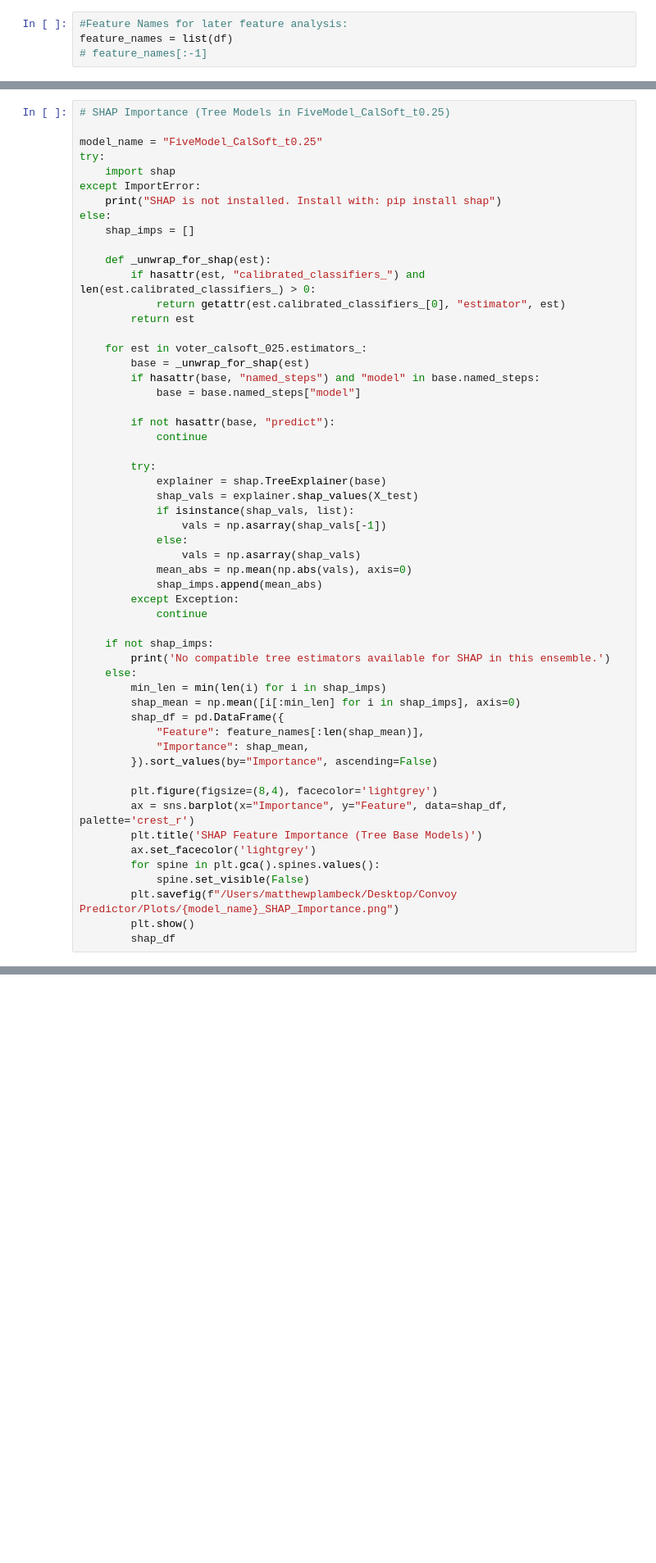
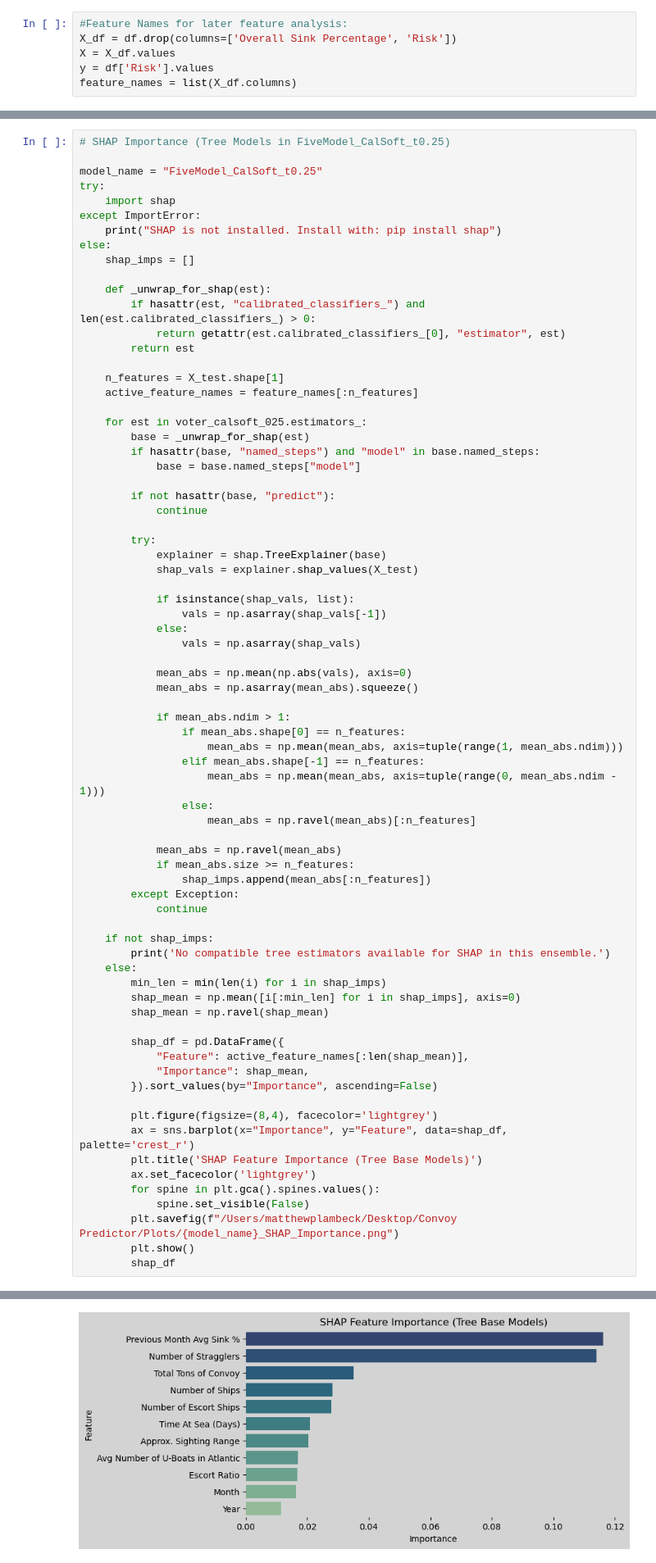
Before and after one commit to MAP9900/Convoy-Predictor-Project, a Jupyter notebook: notebooks/models/Results.ipynb, the cells around one changed output, grey strips where cells are left out. Shown at 82% size. Cells and saved outputs as stored; diff of their text form; blank space fills up the shorter version.

Commit message:
Create Plots

```diff
--- a/notebooks/models/Results.ipynb
+++ b/notebooks/models/Results.ipynb
@@ -61,8 +61,10 @@ X = np.array(df.drop(columns=['Overall Sink Percentage', 'Risk'])) #Remove Overa
 y = df['Risk'].values #Prediction value
 # %%
 #Feature Names for later feature analysis:
-feature_names = list(df)
-# feature_names[:-1]
+X_df = df.drop(columns=['Overall Sink Percentage', 'Risk'])
+X = X_df.values
+y = df['Risk'].values
+feature_names = list(X_df.columns)
 # %%
 #Model Tester Utility Function
 
@@ -430,6 +437,9 @@ else:
             return getattr(est.calibrated_classifiers_[0], "estimator", est)
         return est
 
+    n_features = X_test.shape[1]
+    active_feature_names = feature_names[:n_features]
+
     for est in voter_calsoft_025.estimators_:
         base = _unwrap_for_shap(est)
         if hasattr(base, "named_steps") and "model" in base.named_steps:
@@ -441,12 +451,26 @@ else:
         try:
             explainer = shap.TreeExplainer(base)
             shap_vals = explainer.shap_values(X_test)
+
             if isinstance(shap_vals, list):
                 vals = np.asarray(shap_vals[-1])
             else:
                 vals = np.asarray(shap_vals)
+
             mean_abs = np.mean(np.abs(vals), axis=0)
-            shap_imps.append(mean_abs)
+            mean_abs = np.asarray(mean_abs).squeeze()
+
+            if mean_abs.ndim > 1:
+                if mean_abs.shape[0] == n_features:
+                    mean_abs = np.mean(mean_abs, axis=tuple(range(1, mean_abs.ndim)))
+                elif mean_abs.shape[-1] == n_features:
+                    mean_abs = np.mean(mean_abs, axis=tuple(range(0, mean_abs.ndim - 1)))
+                else:
+                    mean_abs = np.ravel(mean_abs)[:n_features]
+
+            mean_abs = np.ravel(mean_abs)
+            if mean_abs.size >= n_features:
+                shap_imps.append(mean_abs[:n_features])
         except Exception:
             continue
 
@@ -455,8 +479,10 @@ else:
     else:
         min_len = min(len(i) for i in shap_imps)
         shap_mean = np.mean([i[:min_len] for i in shap_imps], axis=0)
+        shap_mean = np.ravel(shap_mean)
+
         shap_df = pd.DataFrame({
-            "Feature": feature_names[:len(shap_mean)],
+            "Feature": active_feature_names[:len(shap_mean)],
             "Importance": shap_mean,
         }).sort_values(by="Importance", ascending=False)
 
@@ -469,3 +495,4 @@ else:
         plt.savefig(f"/Users/matthewplambeck/Desktop/Convoy Predictor/Plots/{model_name}_SHAP_Importance.png")
         plt.show()
         shap_df
+# %% [output]
@@ -471,0 +502 @@ else:
+[figure, added]
```
Also changed, not shown: parts of 6 cells of this notebook, 3 other files.
